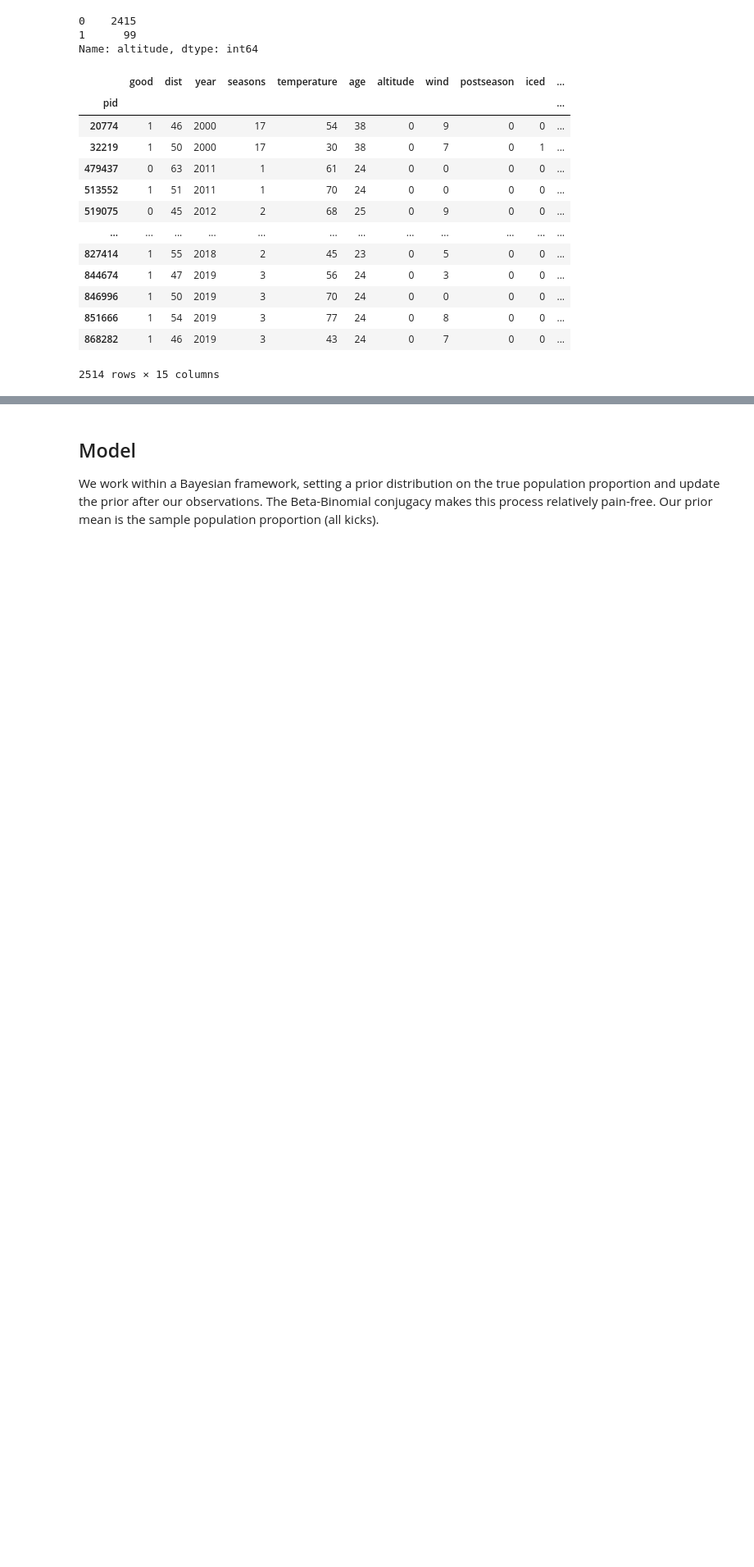
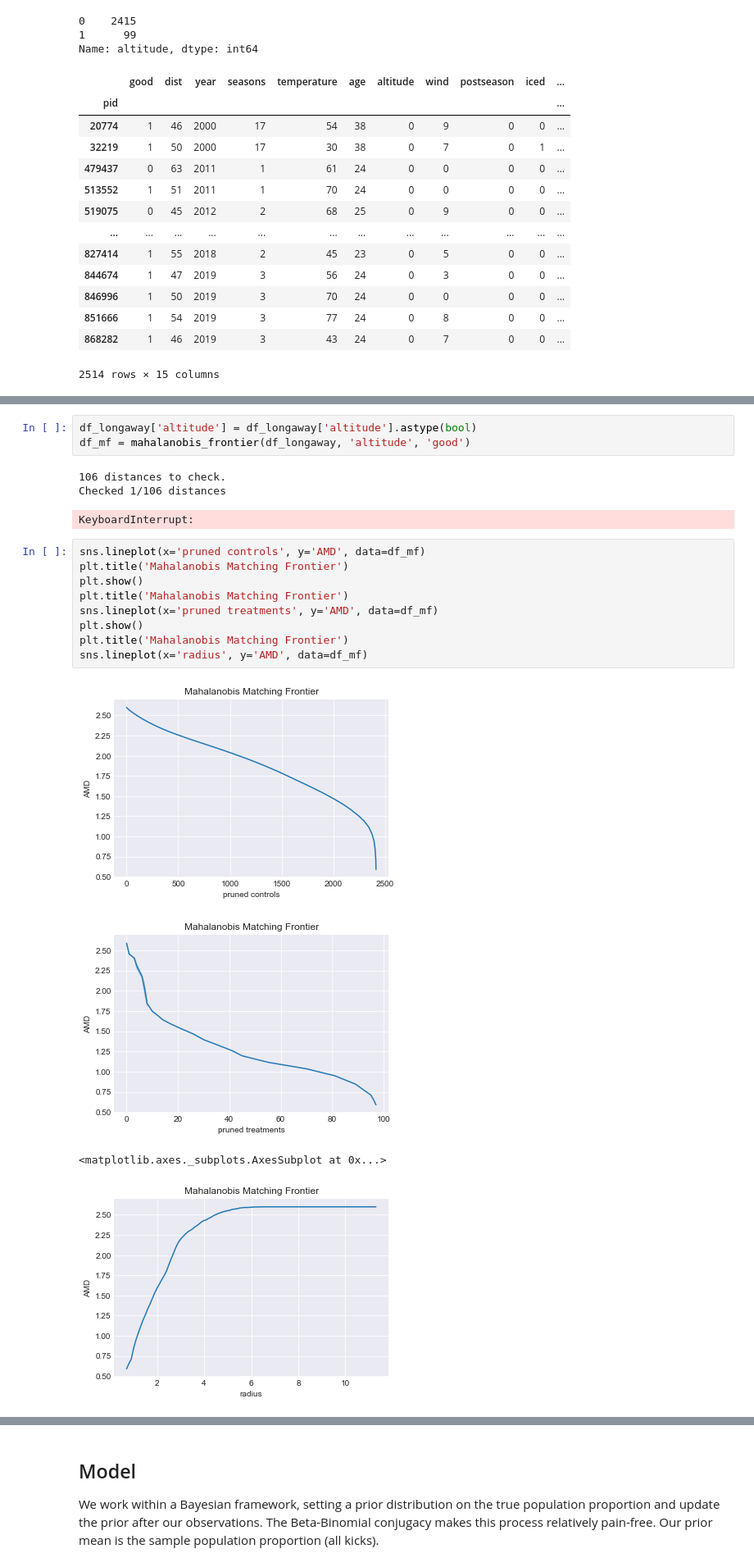
Before and after one commit to lewisbails/nfl-project, a Jupyter notebook: notebooks/altitude.ipynb, the cells around one changed output, grey strips where cells are left out. Shown at 82% size. Saved outputs shown, nothing was run; the diff lists cells and outputs as text; blank space fills up the shorter version.

Commit message:
frontier stuff from King 2013 - still to try out L1 frontier

```diff
--- a/notebooks/altitude.ipynb
+++ b/notebooks/altitude.ipynb
@@ -126,0 +94,21 @@ A radius of 1.5-2 seems to give reasonable results. Because of the low number of
+# %%
+df_longaway['altitude'] = df_longaway['altitude'].astype(bool)
+df_mf = mahalanobis_frontier(df_longaway, 'altitude', 'good')
+# %% [output]
+106 distances to check.
+Checked 1/106 distances
+KeyboardInterrupt:
+# %%
+sns.lineplot(x='pruned controls', y='AMD', data=df_mf)
+plt.title('Mahalanobis Matching Frontier')
+plt.show()
+plt.title('Mahalanobis Matching Frontier')
+sns.lineplot(x='pruned treatments', y='AMD', data=df_mf)
+plt.show()
+plt.title('Mahalanobis Matching Frontier')
+sns.lineplot(x='radius', y='AMD', data=df_mf)
+# %% [output]
+[figure, added]
+[figure, added]
+<matplotlib.axes._subplots.AxesSubplot at 0x...>
+[figure, added]
```
Also changed, not shown: parts of 12 cells of this notebook, 1 other file.
